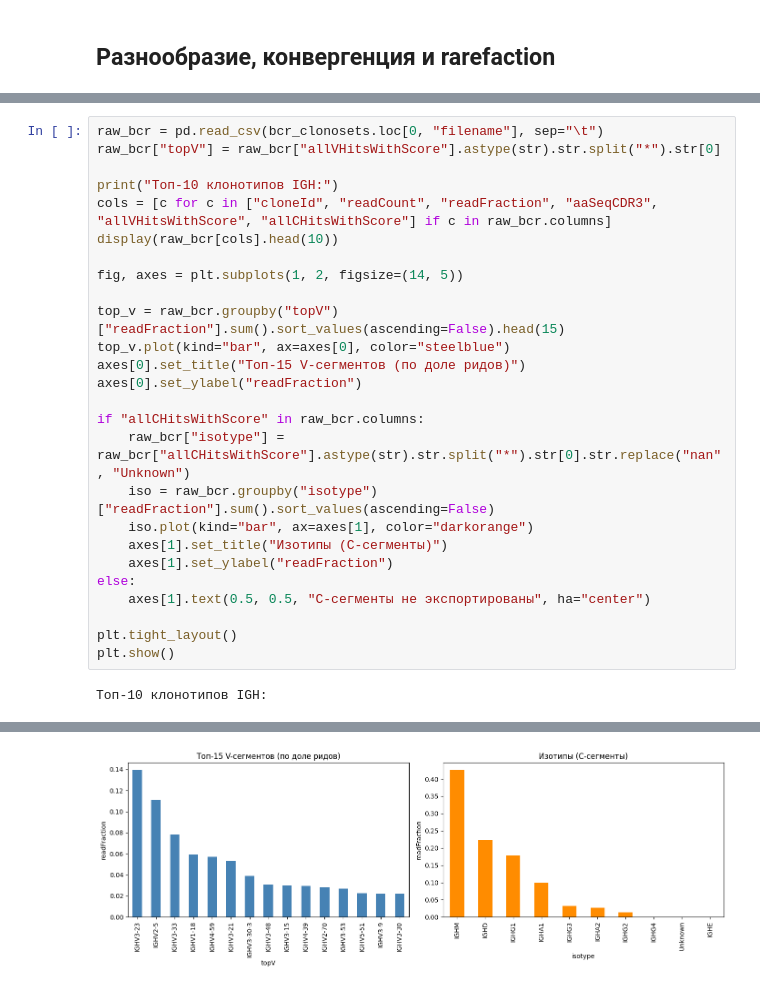
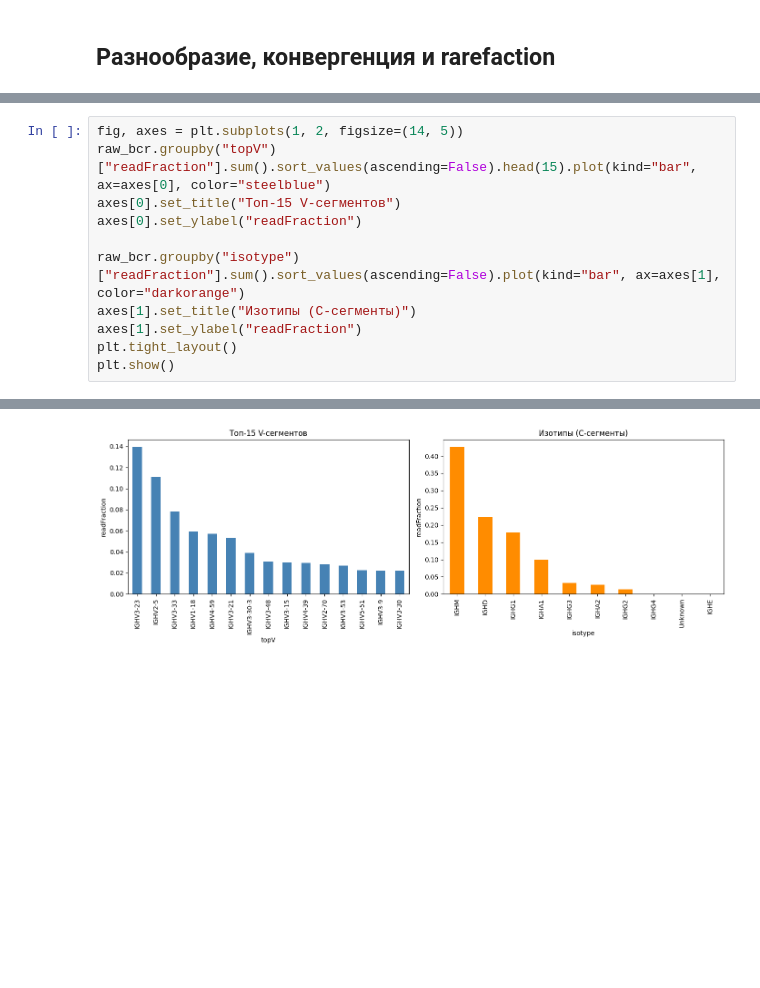
Before and after one commit to YaroslavMIPT/Bioinformatics-2-semester, a Jupyter notebook: immuno_hw/notebooks/BCR_homework.ipynb, the cells around one changed output, grey strips where cells are left out. Cells and saved outputs as stored; diff of their text form; blank space fills up the shorter version.

```diff
--- a/immuno_hw/notebooks/BCR_homework.ipynb
+++ b/immuno_hw/notebooks/BCR_homework.ipynb
@@ -106,28 +111,12 @@ CalcRarefactionPoints |##################################################| 1/1 c
 # %%
-raw_bcr = pd.read_csv(bcr_clonosets.loc[0, "filename"], sep="\t")
-raw_bcr["topV"] = raw_bcr["allVHitsWithScore"].astype(str).str.split("*").str[0]
-
-print("Топ-10 клонотипов IGH:")
-cols = [c for c in ["cloneId", "readCount", "readFraction", "aaSeqCDR3", "allVHitsWithScore", "allCHitsWithScore"] if c in raw_bcr.columns]
-display(raw_bcr[cols].head(10))
-
 fig, axes = plt.subplots(1, 2, figsize=(14, 5))
-
-top_v = raw_bcr.groupby("topV")["readFraction"].sum().sort_values(ascending=False).head(15)
-top_v.plot(kind="bar", ax=axes[0], color="steelblue")
-axes[0].set_title("Топ-15 V-сегментов (по доле ридов)")
+raw_bcr.groupby("topV")["readFraction"].sum().sort_values(ascending=False).head(15).plot(kind="bar", ax=axes[0], color="steelblue")
+axes[0].set_title("Топ-15 V-сегментов")
 axes[0].set_ylabel("readFraction")
 
-if "allCHitsWithScore" in raw_bcr.columns:
-    raw_bcr["isotype"] = raw_bcr["allCHitsWithScore"].astype(str).str.split("*").str[0].str.replace("nan", "Unknown")
-    iso = raw_bcr.groupby("isotype")["readFraction"].sum().sort_values(ascending=False)
-    iso.plot(kind="bar", ax=axes[1], color="darkorange")
-    axes[1].set_title("Изотипы (C-сегменты)")
-    axes[1].set_ylabel("readFraction")
-else:
-    axes[1].text(0.5, 0.5, "C-сегменты не экспортированы", ha="center")
-
+raw_bcr.groupby("isotype")["readFraction"].sum().sort_values(ascending=False).plot(kind="bar", ax=axes[1], color="darkorange")
+axes[1].set_title("Изотипы (C-сегменты)")
+axes[1].set_ylabel("readFraction")
 plt.tight_layout()
 plt.show()
 # %% [output]
-Топ-10 клонотипов IGH:
@@ -145 +123 @@ plt.show()
-[figure, old version]
+[figure, new version]
```
Also changed, not shown: parts of 13 cells of this notebook.
